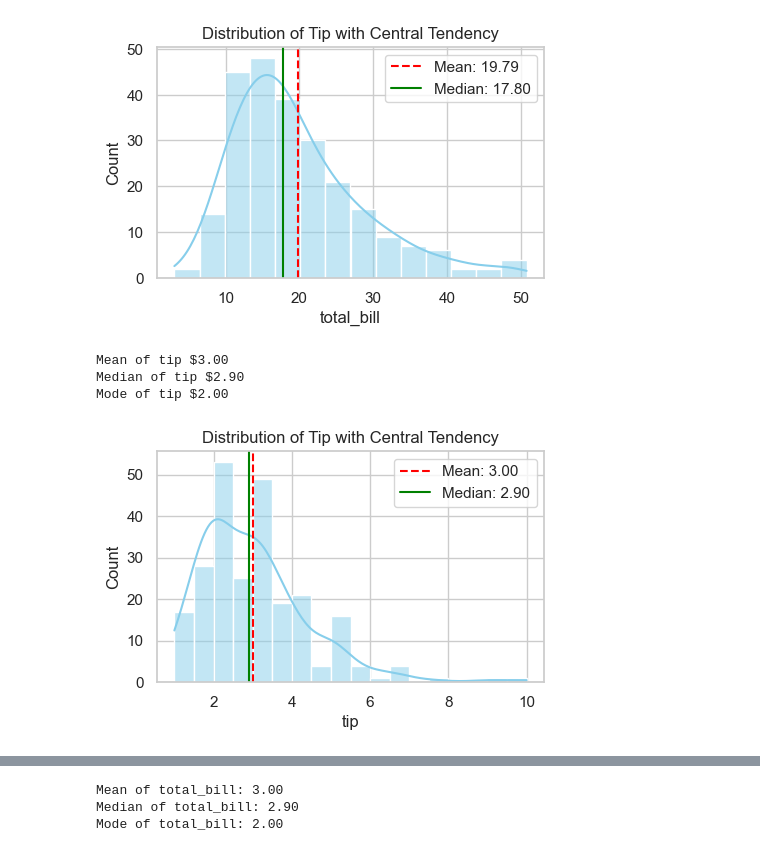
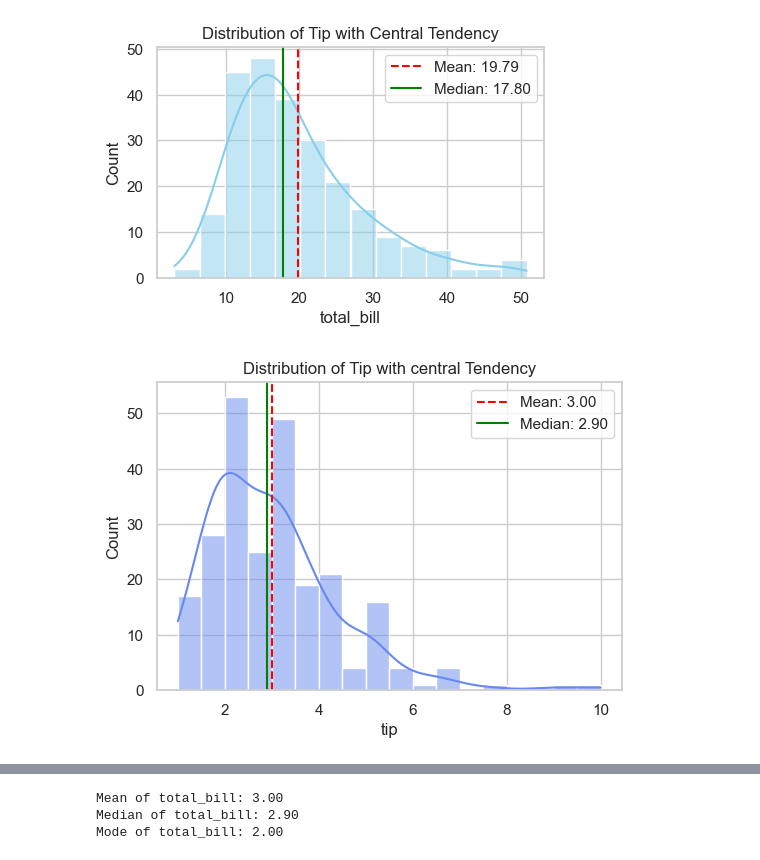
Before and after one commit to th3realAyo/Machine-Learning-Bootcamp, a Jupyter notebook: 03_Math_For_ML/statistics/02_statistics_overview.ipynb, the cells around one changed output, grey strips where cells are left out. Cells and saved outputs as stored; diff of their text form; code cells hidden in the pictures.

```diff
--- a/03_Math_For_ML/statistics/02_statistics_overview.ipynb
+++ b/03_Math_For_ML/statistics/02_statistics_overview.ipynb
@@ -32,5 +32,6 @@ import matplotlib.pyplot as plt
 import seaborn as sns
 # %%
 sns.set_theme(style = "whitegrid")
+sns.set_palette("coolwarm")
 # %% [markdown]
 **Loading a dataset**
@@ -124,26 +122,17 @@ Mode of tip $13.42
 # %%
 col = df["tip"]
 
 mean_val = np.mean(col)
 median_val = np.median(col)
 mode_val = col.mode()[0]
 
-print(f"Mean of tip ${mean_val:.2f}")
-print(f"Median of tip ${median_val:.2f}")
-print(f"Mode of tip ${mode_val:.2f}")
+plt.figure(figsize = (6,4))
+sns.histplot(col, kde = True)
+plt.title("Distribution of Tip with central Tendency")
+plt.axvline(mean_val, color = "red", linestyle = "--", label = f"Mean: {mean_val:.2f}")
+plt.axvline(median_val, color = "green", label = f"Median: {median_val:.2f}")
+plt.legend()
 
-# visualize the histogram to understand the distribution of "total_bill" column
-plt.figure(figsize=(5, 3))
-sns.histplot(col, kde=True, color="skyblue")
-plt.axvline(mean_val, color="red", linestyle="--",
-            label=(f"Mean: {mean_val:.2f}"))
-plt.axvline(median_val, color="green", linestyle="-",
-            label=f"Median: {median_val:.2f}")
-plt.legend()
-plt.title("Distribution of Tip with Central Tendency")
 plt.show()
 # %% [output]
-Mean of tip $3.00
-Median of tip $2.90
-Mode of tip $2.00
-[figure, old version]
+[figure, new version]
```
Also changed, not shown: parts of 7 cells of this notebook.
